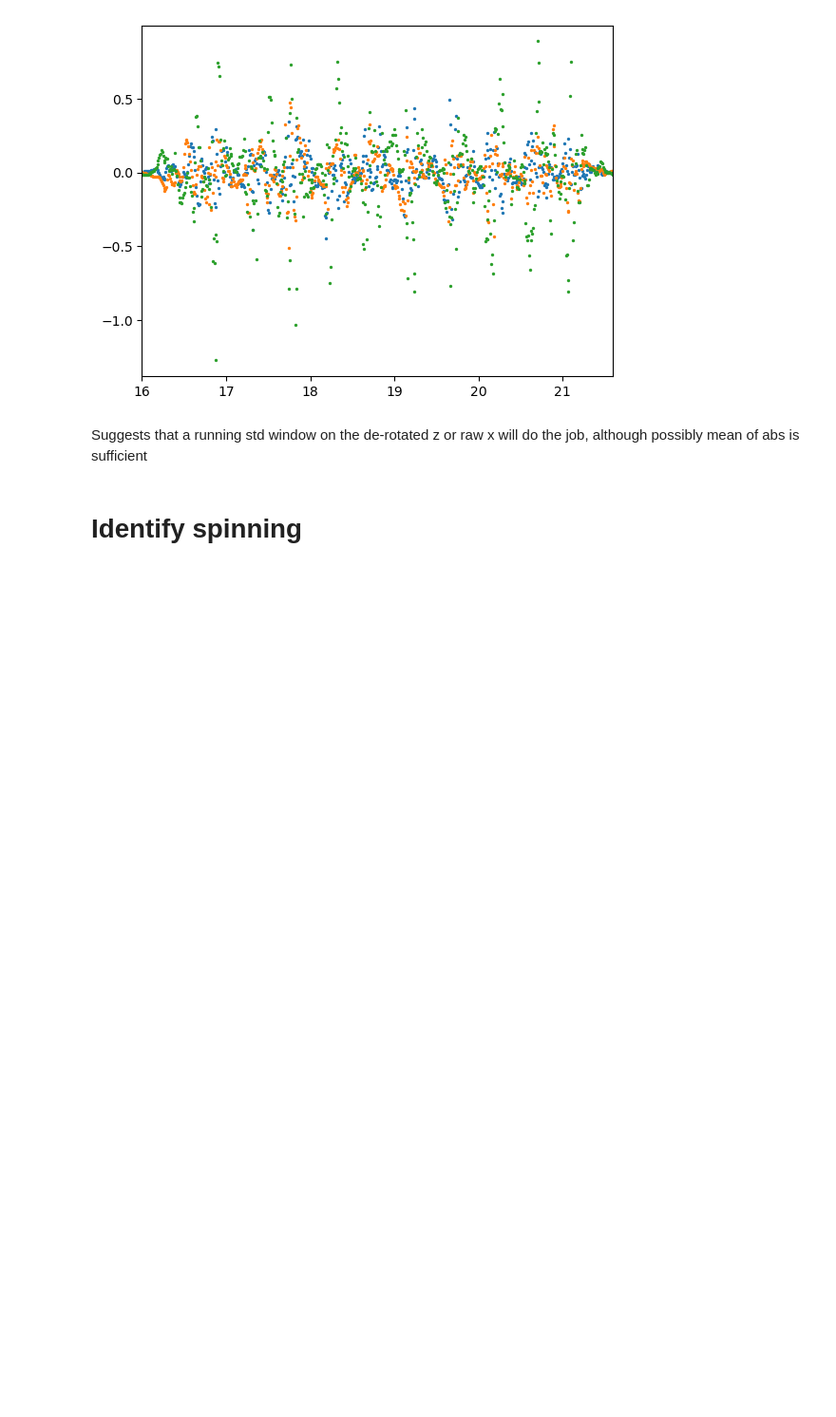
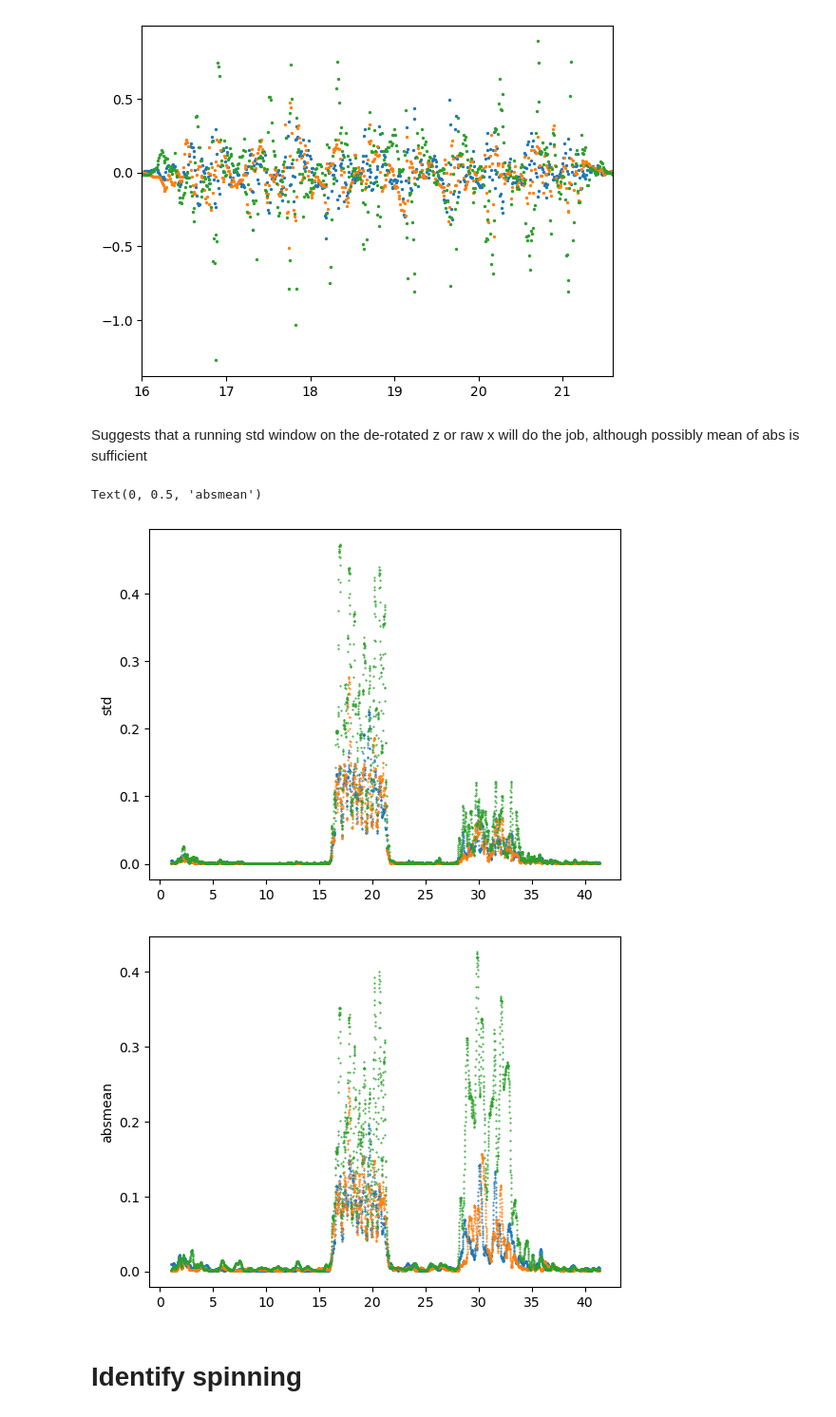
Before and after one commit to eteq/pikachu_costume_m4, a Jupyter notebook: pikachu_motion_analysis.ipynb, the cells around one changed output. Shown at 95% size. Saved outputs shown, nothing was run; the diff lists cells and outputs as text; code cells hidden in the pictures; blank space fills up the shorter version.

Commit message:
working test version

```diff
--- a/pikachu_motion_analysis.ipynb
+++ b/pikachu_motion_analysis.ipynb
@@ -255,6 +255,26 @@ std 0.051501196985744124 0.05881838862624731 0.14629063333567177
 [figure]
 # %% [markdown]
 Suggests that a running std window on the de-rotated z or raw x will do the job, although possibly mean of abs is sufficient
+# %%
+window_size = 21
+
+av = np.array([ax, ay, az])
+axp, ayp, azp = r.apply(av.T, inverse=False).T
+
+plt.plot(test[window_size//2:-window_size//2+1], np.std(np.lib.stride_tricks.sliding_window_view(axp, window_size), axis=1), '.', ms=1)
+plt.plot(test[window_size//2:-window_size//2+1], np.std(np.lib.stride_tricks.sliding_window_view(ayp, window_size), axis=1), '.', ms=1)
+plt.plot(test[window_size//2:-window_size//2+1], np.std(np.lib.stride_tricks.sliding_window_view(azp, window_size), axis=1), '.', ms=1)
+plt.ylabel('std')
+
+plt.figure()
+plt.plot(test[window_size//2:-window_size//2+1], np.mean(np.lib.stride_tricks.sliding_window_view(np.abs(axp), window_size), axis=1), '.', ms=1)
+plt.plot(test[window_size//2:-window_size//2+1], np.mean(np.lib.stride_tricks.sliding_window_view(np.abs(ayp), window_size), axis=1), '.', ms=1)
+plt.plot(test[window_size//2:-window_size//2+1], np.mean(np.lib.stride_tricks.sliding_window_view(np.abs(azp), window_size), axis=1), '.', ms=1)
+plt.ylabel('absmean')
+# %% [output]
+Text(0, 0.5, 'absmean')
+[figure, added]
+[figure, added]
 # %% [markdown]
 # Identify spinning
 # %%
```
Also changed, not shown: 2 other files.
